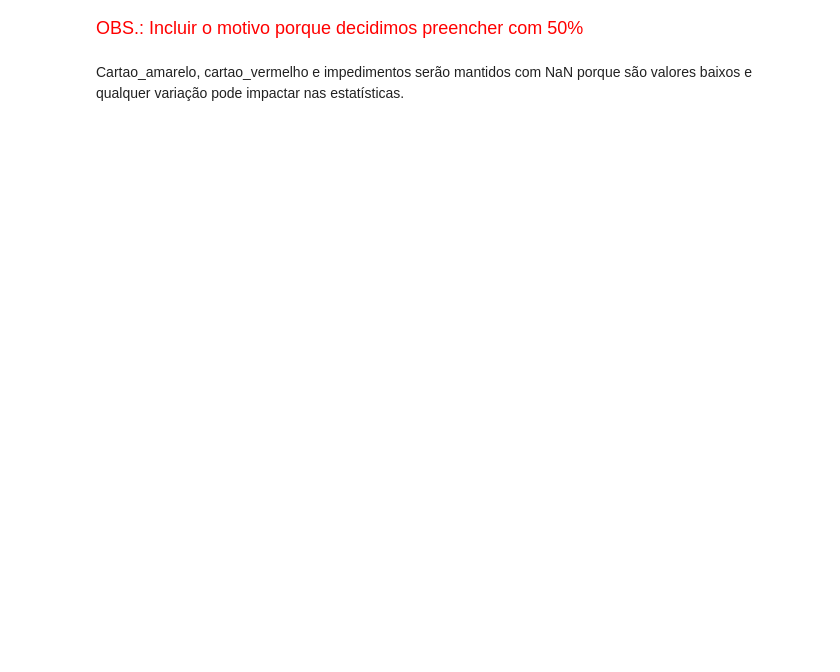
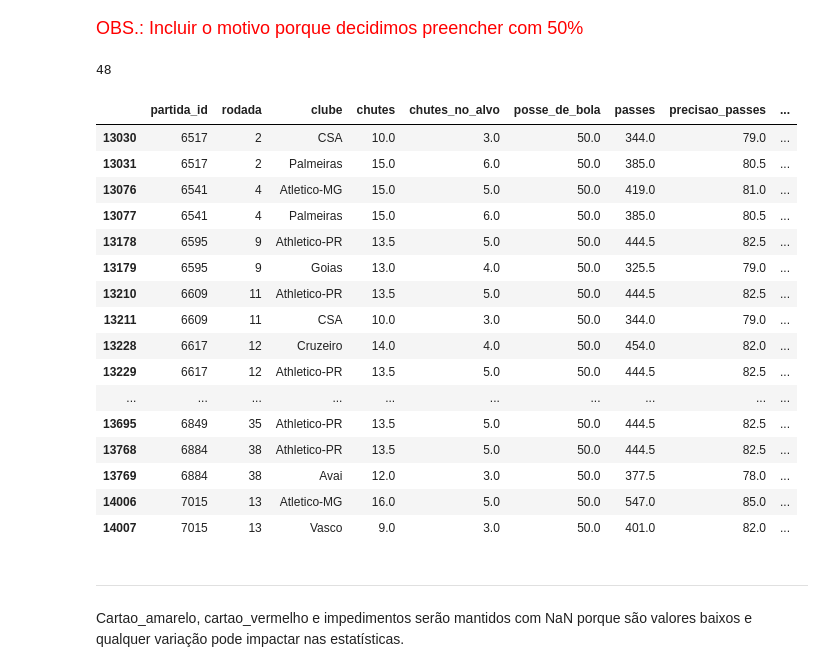
Before and after one commit to CharleneSantos/Caixaverso-FC5, a Jupyter notebook: notebooks/analises.ipynb, the cells around one changed output. Cells and saved outputs as stored; diff of their text form; code cells hidden in the pictures; blank space fills up the shorter version.

```diff
--- a/notebooks/analises.ipynb
+++ b/notebooks/analises.ipynb
@@ -305,9 +522,10 @@ display(df_limpeza.describe().round(4))
 Ajustando as datas para corrigir a distorção do período de pandemia
 # %%
 #Passa para o campeonado de 2020 todos os jogos anteriores a Maio/2021.
-filtro_pandemia = (df_limpeza["data"].dt.year == 2021) & (df_limpeza["data"] < "2021-05-01 00:00:00")
+filtro_pandemia = (df_limpo["data"].dt.year == 2021) & (df_limpo["data"] < "2021-05-01 00:00:00")
 
-df_limpeza.loc[filtro_pandemia, "ano"] = 2020
+df_limpo.loc[filtro_pandemia, "ano"] = 2020
 
-jogos_por_ano = df_limpeza.groupby("ano").size().reset_index(name="quantidade de linhas por campeonato")
-print(jogos_por_ano)
+jogos_por_temporada = df_limpo.groupby("ano").size().reset_index(name="quantidade de linhas por temporada")
+print("Verificando resultado da transformação:")
+print(jogos_por_temporada)
@@ -314,10 +545,10 @@ print(jogos_por_ano)
 # %%
 # Mapeia as linhas que possuem qualquer NaN
-filtro = df_limpeza.isna().any(axis=1)
+filtro = df_limpo.isna().any(axis=1)
 print(f"Linhas problemáticas a preencher com NaN: {filtro.sum()}")
 
 # Lista completa de colunas que devem ser anuladas nessas linhas
 colunas_para_preencher_nan = ['chutes', 'chutes_no_alvo', 'posse_de_bola', 'passes', 'precisao_passes', 'faltas', 'cartao_amarelo', 'cartao_vermelho', 'impedimentos', 'escanteios']
 
 # Atribui pd.NA diretamente para TODAS as colunas selecionadas APENAS nessas 48 linhas
-df_limpeza.loc[filtro, colunas_para_preencher_nan] = pd.NA
+df_limpo.loc[filtro, colunas_para_preencher_nan] = pd.NA
@@ -326,27 +567,27 @@ print(df_limpeza.isna().any(axis=1).sum())
 # %%
 # Mapeia as linhas que possuem qualquer NaN
-filtro = df_limpeza.isna().any(axis=1)
+filtro = df_limpo.isna().any(axis=1)
 
 colunas_mediana = ['chutes', 'chutes_no_alvo', 'passes', 'precisao_passes', 'faltas', 'escanteios']
 
 for col in colunas_mediana:
     # Registra o total de linhas com NaN e a média antes
-    linhas_com_nan_antes = df_limpeza.isna().any(axis=1).sum()
-    media_antes = df_limpeza[col].mean()
+    linhas_com_nan_antes = df_limpo.isna().any(axis=1).sum()
+    media_antes = df_limpo[col].mean()
 
     # Calcula a mediana no grupo clube e ano
-    mediana_grupo = df_limpeza.groupby(['clube', 'ano'])[col].transform('median').astype(float)
+    mediana_grupo = df_limpo.groupby(['clube', 'ano'])[col].transform('median').astype(float)
 
     # Usa o .loc para garantir que o fillna atue APENAS nas linhas filtradas
-    df_limpeza.loc[filtro, col] = df_limpeza.loc[filtro, col].fillna(mediana_grupo)
+    df_limpo.loc[filtro, col] = df_limpo.loc[filtro, col].fillna(mediana_grupo)
 
     # Registra o total de linhas dessa coluna com NaN após o preenchimento desta coluna
-    linhas_com_nan_depois = df_limpeza[col].isna().sum()
+    linhas_com_nan_depois = df_limpo[col].isna().sum()
 
     print(f"--- Coluna: {col} ---")
     print(f"Linhas com NaN antes  : {linhas_com_nan_antes}")
-    print(f"Original              : {len(df_limpeza)} linhas | média {media_antes:.4f}")
+    print(f"Original              : {len(df_limpo)} linhas | média {media_antes:.4f}")
     print(f"Linhas com NaN depois : {linhas_com_nan_depois}")
-    print(f"Ajustado              : {len(df_limpeza)} linhas | média {df_limpeza[col].mean():.4f}\n")
+    print(f"Ajustado              : {len(df_limpo)} linhas | média {df_limpo[col].mean():.4f}\n")
 
-print("Total final de linhas com qualquer NAN restante:", df_limpeza.isna().any(axis=1).sum())
+print("Total final de linhas com qualquer NAN restante:", df_limpo.isna().any(axis=1).sum())
@@ -361,7 +620,28 @@ df_limpeza['posse_de_bola'] = df_limpeza['posse_de_bola'].fillna(50)
 # %%
 # Exibe apenas as linhas que possuem algum valor NaN na tabela
-print(df_limpeza.isna().any(axis=1).sum())
-display(df_limpeza[df_limpeza.isna().any(axis=1)])
+print(df_limpo.isna().any(axis=1).sum())
+display(df_limpo[df_limpo.isna().any(axis=1)])
+# %% [output]
+48
+|  | partida_id | rodada | clube | chutes | chutes_no_alvo | posse_de_bola | passes | precisao_passes | ... |
+| 13030 | 6517 | 2 | CSA | 10.0 | 3.0 | 50.0 | 344.0 | 79.0 | ... |
+| 13031 | 6517 | 2 | Palmeiras | 15.0 | 6.0 | 50.0 | 385.0 | 80.5 | ... |
+| 13076 | 6541 | 4 | Atletico-MG | 15.0 | 5.0 | 50.0 | 419.0 | 81.0 | ... |
+| 13077 | 6541 | 4 | Palmeiras | 15.0 | 6.0 | 50.0 | 385.0 | 80.5 | ... |
+| 13178 | 6595 | 9 | Athletico-PR | 13.5 | 5.0 | 50.0 | 444.5 | 82.5 | ... |
+| 13179 | 6595 | 9 | Goias | 13.0 | 4.0 | 50.0 | 325.5 | 79.0 | ... |
+| 13210 | 6609 | 11 | Athletico-PR | 13.5 | 5.0 | 50.0 | 444.5 | 82.5 | ... |
+| 13211 | 6609 | 11 | CSA | 10.0 | 3.0 | 50.0 | 344.0 | 79.0 | ... |
+| 13228 | 6617 | 12 | Cruzeiro | 14.0 | 4.0 | 50.0 | 454.0 | 82.0 | ... |
+| 13229 | 6617 | 12 | Athletico-PR | 13.5 | 5.0 | 50.0 | 444.5 | 82.5 | ... |
+| ... | ... | ... | ... | ... | ... | ... | ... | ... | ... |
+| 13695 | 6849 | 35 | Athletico-PR | 13.5 | 5.0 | 50.0 | 444.5 | 82.5 | ... |
+| 13768 | 6884 | 38 | Athletico-PR | 13.5 | 5.0 | 50.0 | 444.5 | 82.5 | ... |
+| 13769 | 6884 | 38 | Avai | 12.0 | 3.0 | 50.0 | 377.5 | 78.0 | ... |
+| 14006 | 7015 | 13 | Atletico-MG | 16.0 | 5.0 | 50.0 | 547.0 | 85.0 | ... |
+| 14007 | 7015 | 13 | Vasco | 9.0 | 3.0 | 50.0 | 401.0 | 82.0 | ... |
+# %% [markdown]
+<hr>
 # %% [markdown]
 Cartao_amarelo, cartao_vermelho e impedimentos serão mantidos com NaN porque são valores baixos e qualquer variação pode impactar nas estatísticas.
 # %%
```
Also changed, not shown: parts of 81 cells of this notebook, 4 other files.
